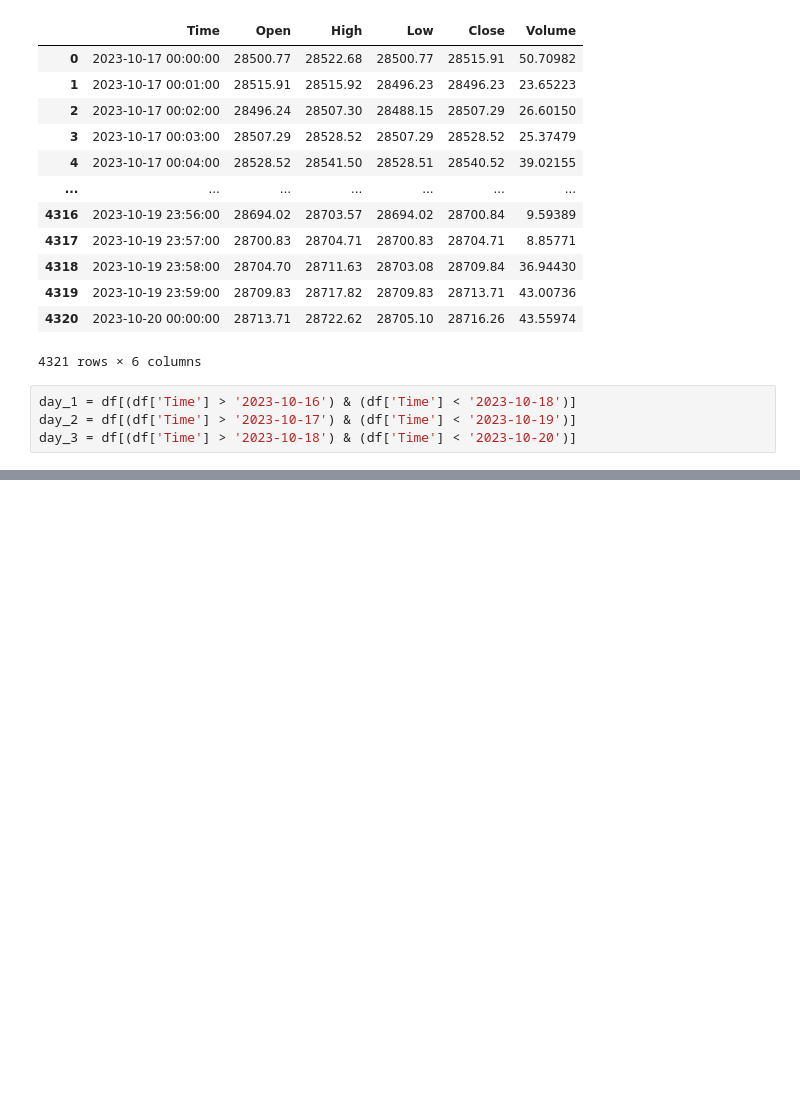
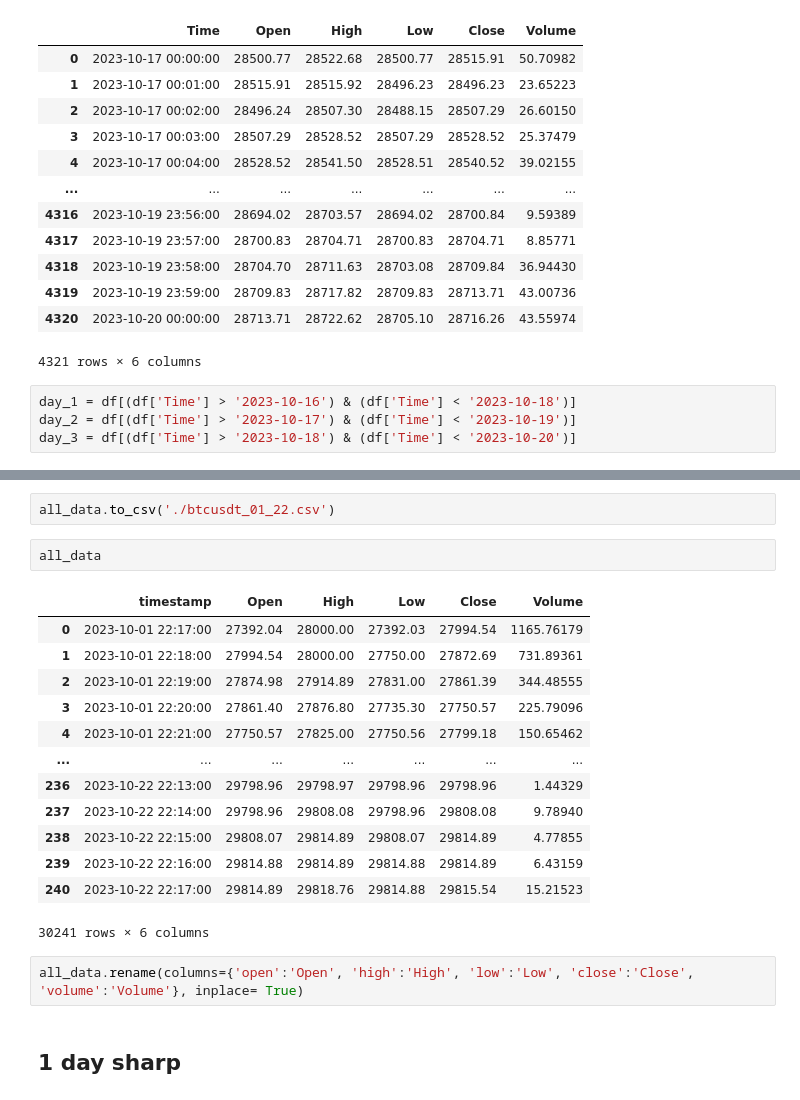
Before and after one commit to sacr1f1ce/RL-FinalProject, a Jupyter notebook: notebooks/Sharp.ipynb, the cells around one changed output, grey strips where cells are left out. Cells and saved outputs as stored; diff of their text form; blank space fills up the shorter version.

```diff
--- a/notebooks/Sharp.ipynb
+++ b/notebooks/Sharp.ipynb
@@ -173,0 +363,22 @@ np.mean(shrp)/ np.std(shrp)
+# %%
+all_data.to_csv('./btcusdt_01_22.csv')
+# %%
+all_data
+# %% [output]
+|  | timestamp | Open | High | Low | Close | Volume |
+| 0 | 2023-10-01 22:17:00 | 27392.04 | 28000.00 | 27392.03 | 27994.54 | 1165.76179 |
+| 1 | 2023-10-01 22:18:00 | 27994.54 | 28000.00 | 27750.00 | 27872.69 | 731.89361 |
+| 2 | 2023-10-01 22:19:00 | 27874.98 | 27914.89 | 27831.00 | 27861.39 | 344.48555 |
+| 3 | 2023-10-01 22:20:00 | 27861.40 | 27876.80 | 27735.30 | 27750.57 | 225.79096 |
+| 4 | 2023-10-01 22:21:00 | 27750.57 | 27825.00 | 27750.56 | 27799.18 | 150.65462 |
+| ... | ... | ... | ... | ... | ... | ... |
+| 236 | 2023-10-22 22:13:00 | 29798.96 | 29798.97 | 29798.96 | 29798.96 | 1.44329 |
+| 237 | 2023-10-22 22:14:00 | 29798.96 | 29808.08 | 29798.96 | 29808.08 | 9.78940 |
+| 238 | 2023-10-22 22:15:00 | 29808.07 | 29814.89 | 29808.07 | 29814.89 | 4.77855 |
+| 239 | 2023-10-22 22:16:00 | 29814.88 | 29814.89 | 29814.88 | 29814.89 | 6.43159 |
+| 240 | 2023-10-22 22:17:00 | 29814.89 | 29818.76 | 29814.88 | 29815.54 | 15.21523 |
+30241 rows × 6 columns
+# %%
+all_data.rename(columns={'open':'Open', 'high':'High', 'low':'Low', 'close':'Close', 'volume':'Volume'}, inplace= True)
+# %% [markdown]
+## 1 day sharp
```
Also changed, not shown: parts of 34 cells of this notebook, 1 other file.
